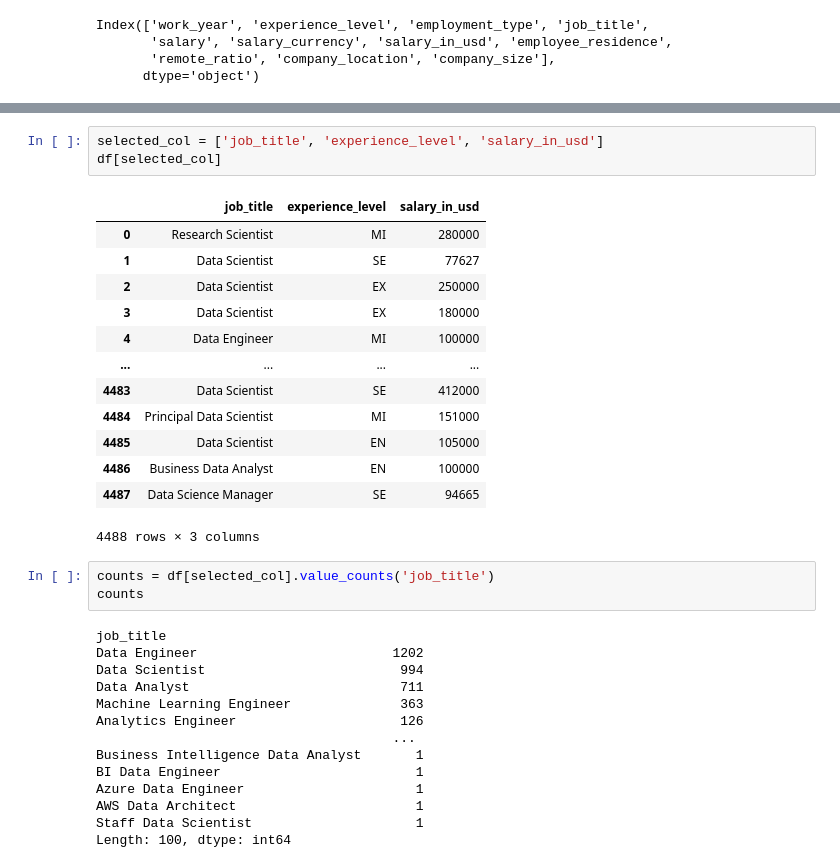
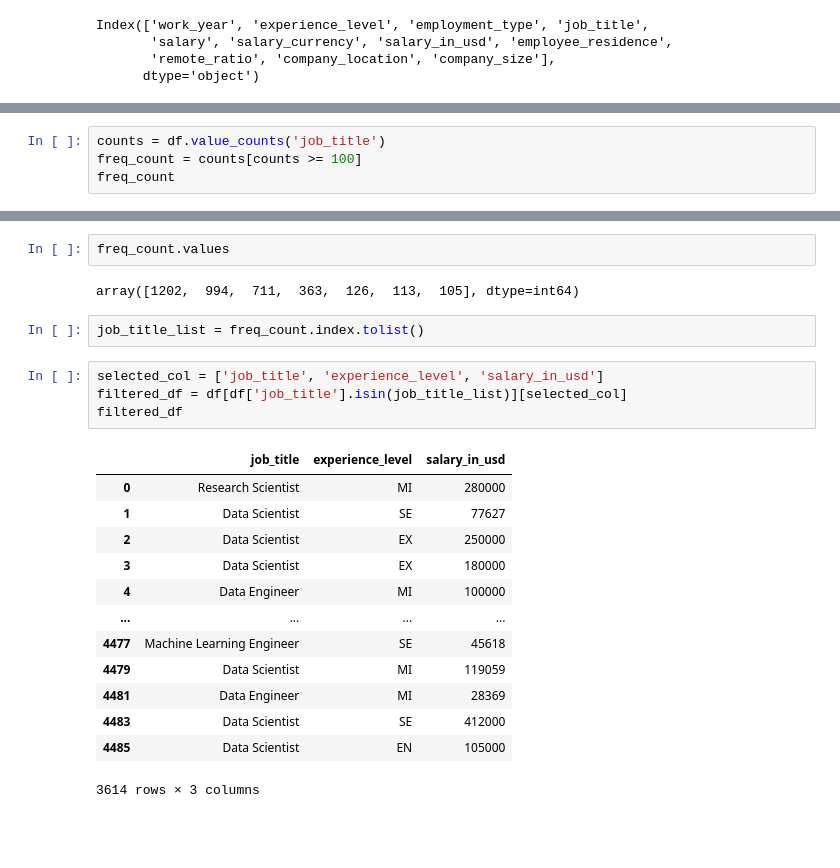
Before and after one commit to honhanbao/PowerBI-Python_Data-Science-Jobs-Salaries, a Jupyter notebook: salaries.ipynb, the cells around one changed output, grey strips where cells are left out. Cells and saved outputs as stored; diff of their text form; blank space fills up the shorter version.

```diff
--- a/salaries.ipynb
+++ b/salaries.ipynb
@@ -290,0 +323,4 @@ Index(['work_year', 'experience_level', 'employment_type', 'job_title',
+# %%
+counts = df.value_counts('job_title')
+freq_count = counts[counts >= 100]
+freq_count
@@ -291,34 +349,24 @@ Index(['work_year', 'experience_level', 'employment_type', 'job_title',
+# %%
+freq_count.values
+# %% [output]
+array([1202,  994,  711,  363,  126,  113,  105], dtype=int64)
+# %%
+job_title_list = freq_count.index.tolist()
 # %%
 selected_col = ['job_title', 'experience_level', 'salary_in_usd']
-df[selected_col]
+filtered_df = df[df['job_title'].isin(job_title_list)][selected_col]
+filtered_df
 # %% [output]
 |  | job_title | experience_level | salary_in_usd |
 | 0 | Research Scientist | MI | 280000 |
 | 1 | Data Scientist | SE | 77627 |
 | 2 | Data Scientist | EX | 250000 |
 | 3 | Data Scientist | EX | 180000 |
 | 4 | Data Engineer | MI | 100000 |
 | ... | ... | ... | ... |
+| 4477 | Machine Learning Engineer | SE | 45618 |
+| 4479 | Data Scientist | MI | 119059 |
+| 4481 | Data Engineer | MI | 28369 |
 | 4483 | Data Scientist | SE | 412000 |
-| 4484 | Principal Data Scientist | MI | 151000 |
 | 4485 | Data Scientist | EN | 105000 |
-| 4486 | Business Data Analyst | EN | 100000 |
-| 4487 | Data Science Manager | SE | 94665 |
-4488 rows × 3 columns
+3614 rows × 3 columns
-# %%
-counts = df[selected_col].value_counts('job_title')
-counts
-# %% [output]
-job_title
-Data Engineer                         1202
-Data Scientist                         994
-Data Analyst                           711
-Machine Learning Engineer              363
-Analytics Engineer                     126
-                                      ...
-Business Intelligence Data Analyst       1
-BI Data Engineer                         1
-Azure Data Engineer                      1
-AWS Data Architect                       1
-Staff Data Scientist                     1
-Length: 100, dtype: int64
```
Also changed, not shown: parts of 13 cells of this notebook.
